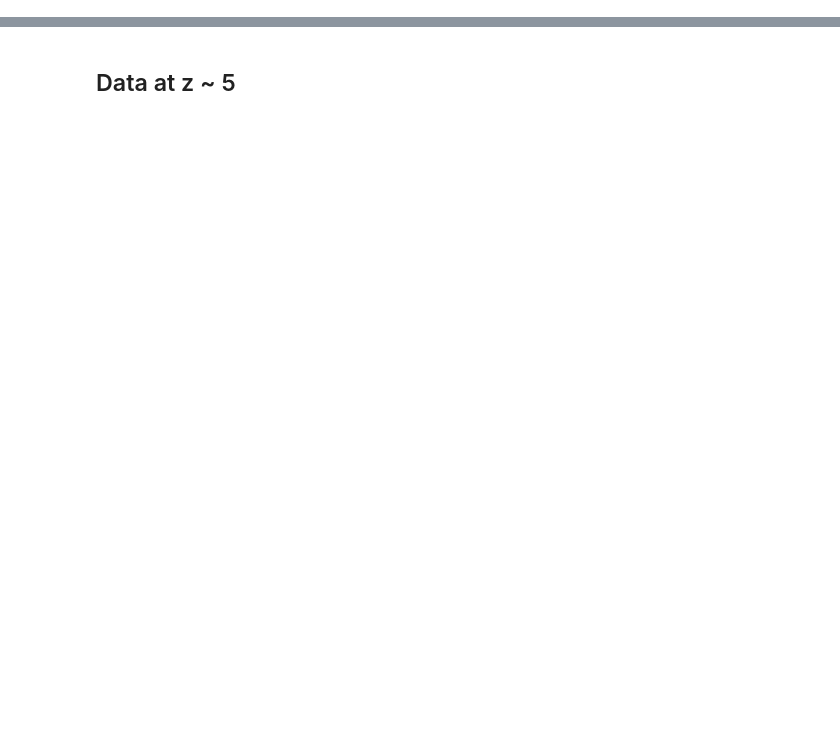
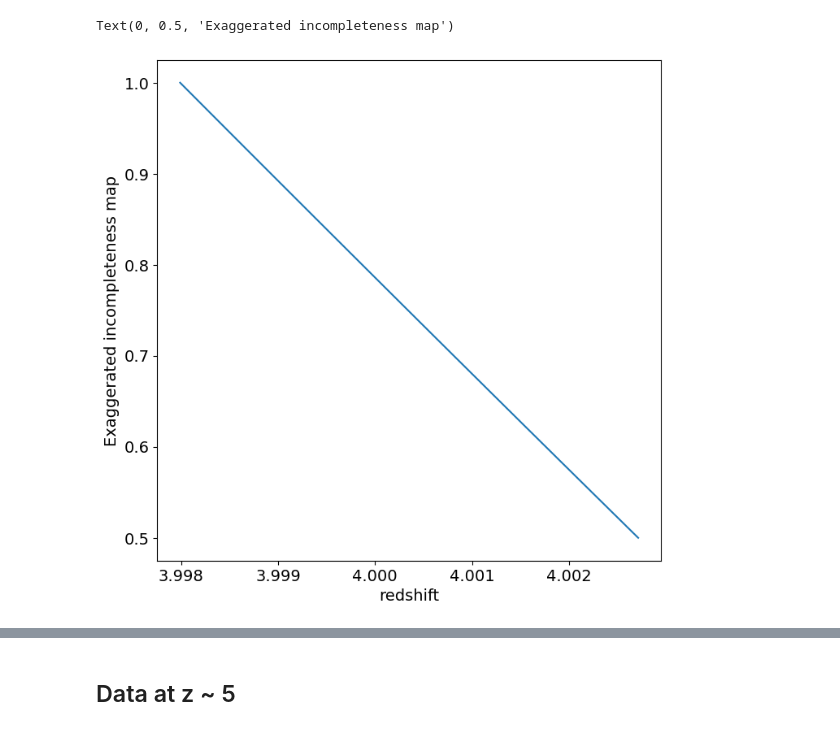
Before and after one commit to VibinRam/DP2, a Jupyter notebook: Codes/Clustering_simulation/MBIIdatacorr.ipynb, the cells around one changed output, grey strips where cells are left out. Saved outputs shown, nothing was run; the diff lists cells and outputs as text; code cells hidden in the pictures; blank space fills up the shorter version.

```diff
--- a/Codes/Clustering_simulation/MBIIdatacorr.ipynb
+++ b/Codes/Clustering_simulation/MBIIdatacorr.ipynb
@@ -251,0 +315,13 @@ for i in range(len(bin_mids)):
+# %%
+## Making of the exaggerated incompleteness map
+min_pdf = np.min(pdf_shen_norm1)
+max_pdf = np.max(pdf_shen_norm1)
+pdf_shen_exag = 0.5 + (pdf_shen_norm1 - min_pdf)/(max_pdf - min_pdf) * 0.5
+
+fig, ax = plt.subplots(figsize = (8,8))
+ax.plot(red_mids, pdf_shen_exag)
+ax.set_xlabel("redshift")
+ax.set_ylabel('Exaggerated incompleteness map')
+# %% [output]
+Text(0, 0.5, 'Exaggerated incompleteness map')
+[figure, added]
```
Also changed, not shown: parts of 39 cells of this notebook, 8 other files.
